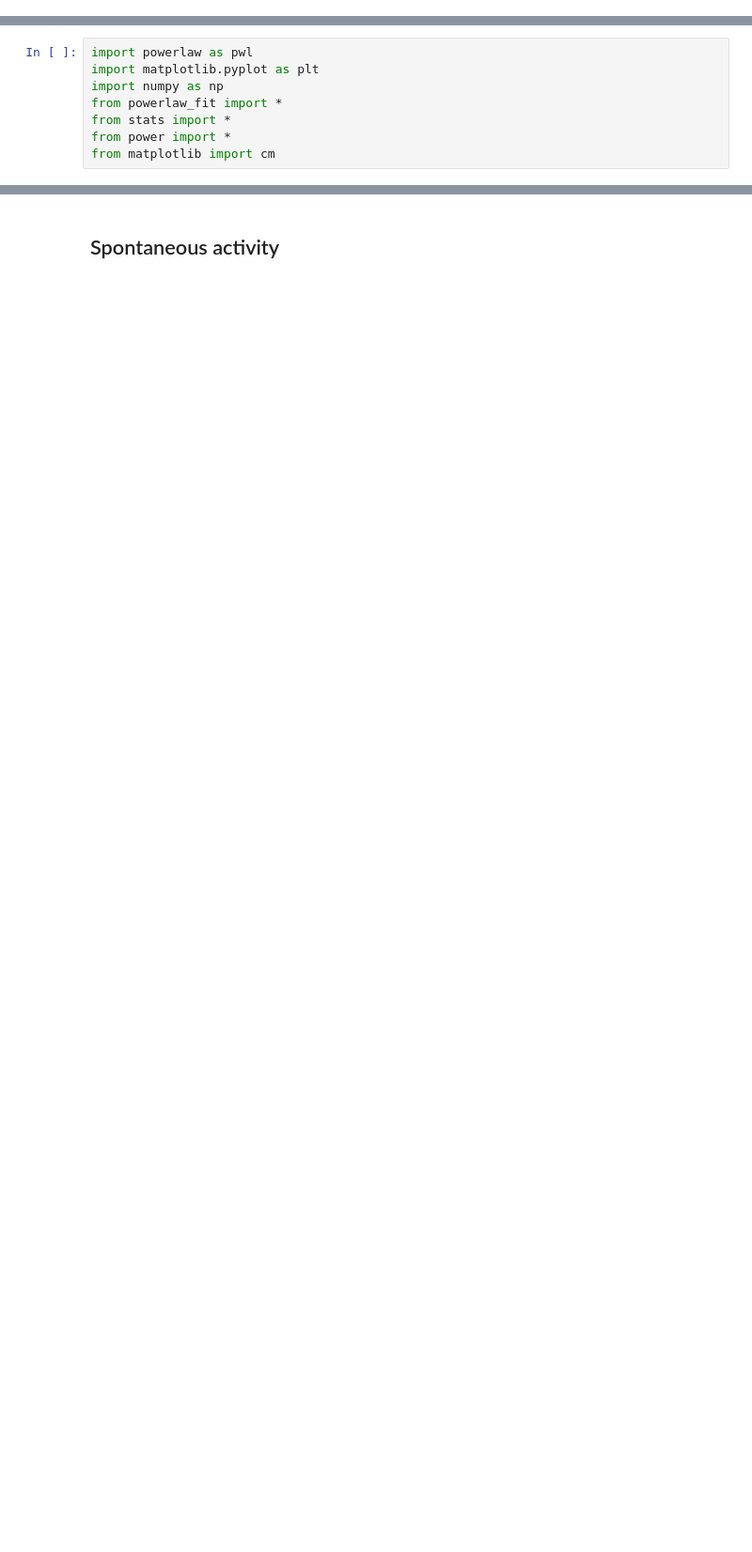
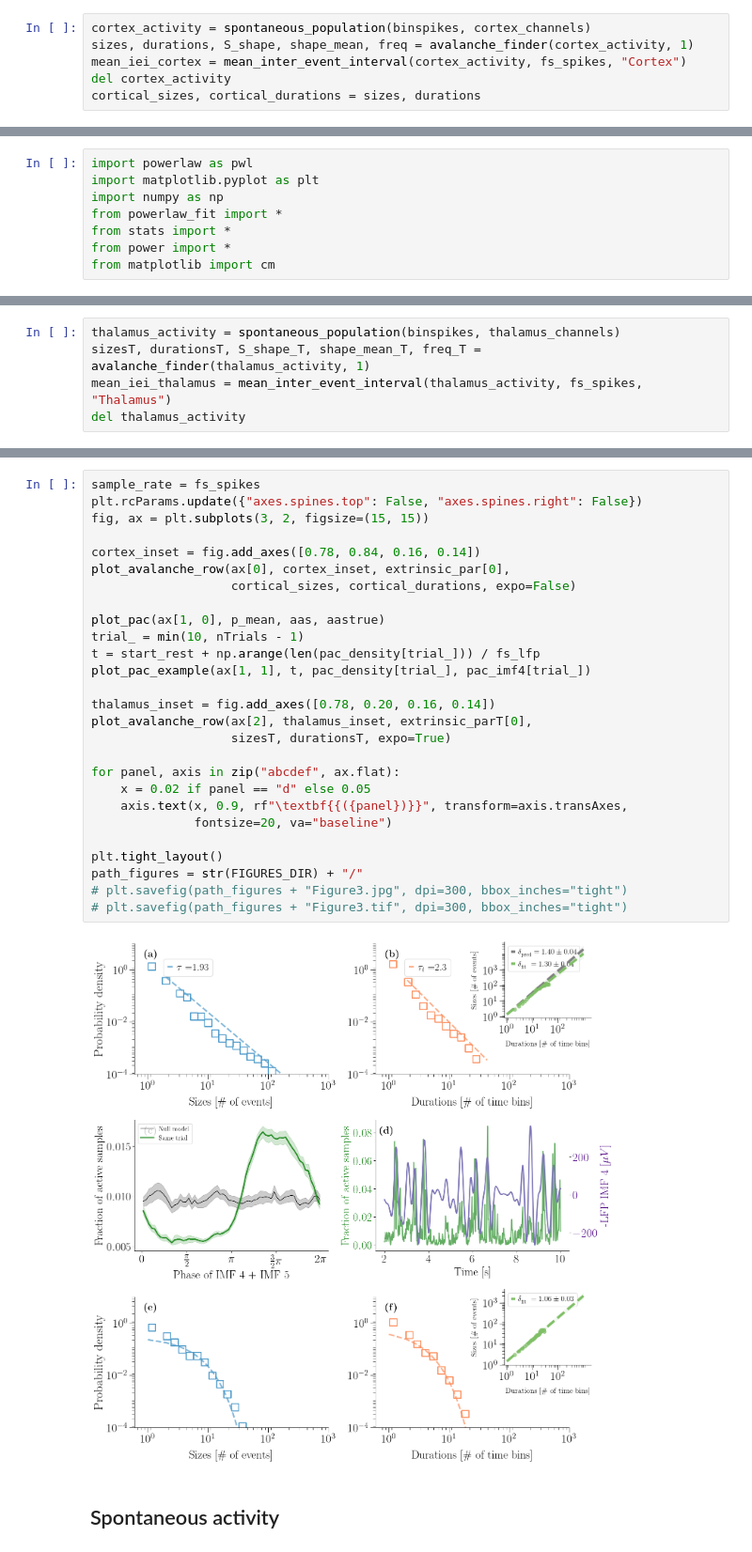
Before and after one commit to benedetta-mariani/Mariani_et_al_2026-Plos_Comp_Bio, a Jupyter notebook: Figure 3.ipynb, the cells around one changed output, grey strips where cells are left out. Shown at 94% size. Cells and saved outputs as stored; diff of their text form; blank space fills up the shorter version.

```diff
--- a/Figure 3.ipynb
+++ b/Figure 3.ipynb
@@ -173,0 +170,6 @@ for g in range(nTrials):
+# %%
+cortex_activity = spontaneous_population(binspikes, cortex_channels)
+sizes, durations, S_shape, shape_mean, freq = avalanche_finder(cortex_activity, 1)
+mean_iei_cortex = mean_inter_event_interval(cortex_activity, fs_spikes, "Cortex")
+del cortex_activity
+cortical_sizes, cortical_durations = sizes, durations
@@ -181,0 +230,5 @@ from matplotlib import cm
+# %%
+thalamus_activity = spontaneous_population(binspikes, thalamus_channels)
+sizesT, durationsT, S_shape_T, shape_mean_T, freq_T = avalanche_finder(thalamus_activity, 1)
+mean_iei_thalamus = mean_inter_event_interval(thalamus_activity, fs_spikes, "Thalamus")
+del thalamus_activity
@@ -182,2 +480,31 @@ from matplotlib import cm
+# %%
+sample_rate = fs_spikes
+plt.rcParams.update({"axes.spines.top": False, "axes.spines.right": False})
+fig, ax = plt.subplots(3, 2, figsize=(15, 15))
+
+cortex_inset = fig.add_axes([0.78, 0.84, 0.16, 0.14])
+plot_avalanche_row(ax[0], cortex_inset, extrinsic_par[0],
+                   cortical_sizes, cortical_durations, expo=False)
+
+plot_pac(ax[1, 0], p_mean, aas, aastrue)
+trial_ = min(10, nTrials - 1)
+t = start_rest + np.arange(len(pac_density[trial_])) / fs_lfp
+plot_pac_example(ax[1, 1], t, pac_density[trial_], pac_imf4[trial_])
+
+thalamus_inset = fig.add_axes([0.78, 0.20, 0.16, 0.14])
+plot_avalanche_row(ax[2], thalamus_inset, extrinsic_parT[0],
+                   sizesT, durationsT, expo=True)
+
+for panel, axis in zip("abcdef", ax.flat):
+    x = 0.02 if panel == "d" else 0.05
+    axis.text(x, 0.9, rf"\textbf{{({panel})}}", transform=axis.transAxes,
+              fontsize=20, va="baseline")
+
+plt.tight_layout()
+path_figures = str(FIGURES_DIR) + "/"
+# plt.savefig(path_figures + "Figure3.jpg", dpi=300, bbox_inches="tight")
+# plt.savefig(path_figures + "Figure3.tif", dpi=300, bbox_inches="tight")
+# %% [output]
+[figure, added]
 # %% [markdown]
 ## Spontaneous activity
```
Also changed, not shown: parts of 81 cells of this notebook, 1 other file.
